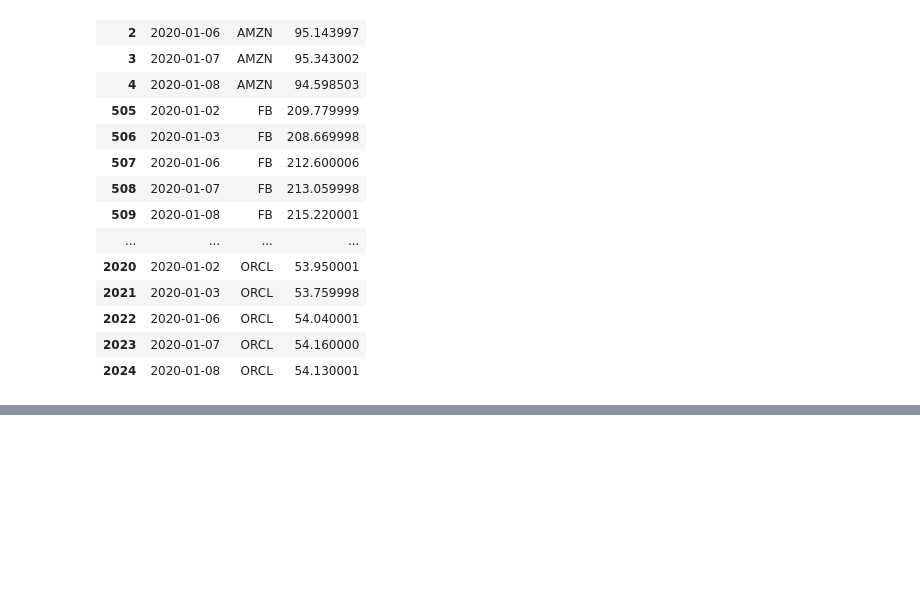
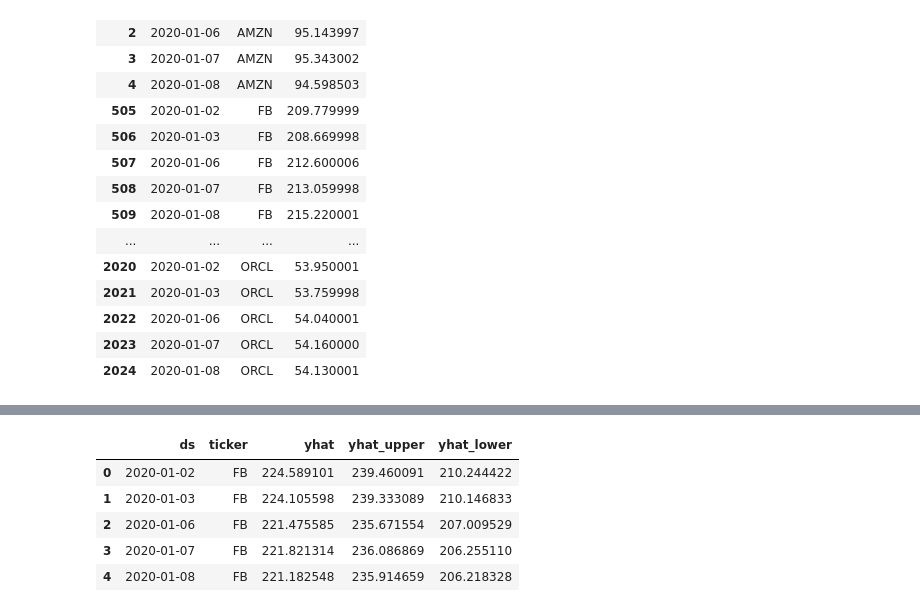
Before and after one commit to proafxin/multi-timeseries-forecasting, a Jupyter notebook: forecast.ipynb, the cells around one changed output, grey strips where cells are left out. Cells and saved outputs as stored; diff of their text form; code cells hidden in the pictures; blank space fills up the shorter version.

```diff
--- a/forecast.ipynb
+++ b/forecast.ipynb
@@ -113,0 +118,9 @@ multiprocess_forecast = pd.concat(predictions)
+# %%
+multiprocess_forecast.head()
+# %% [output]
+|  | ds | ticker | yhat | yhat_upper | yhat_lower |
+| 0 | 2020-01-02 | FB | 224.589101 | 239.460091 | 210.244422 |
+| 1 | 2020-01-03 | FB | 224.105598 | 239.333089 | 210.146833 |
+| 2 | 2020-01-06 | FB | 221.475585 | 235.671554 | 207.009529 |
+| 3 | 2020-01-07 | FB | 221.821314 | 236.086869 | 206.255110 |
+| 4 | 2020-01-08 | FB | 221.182548 | 235.914659 | 206.218328 |
```
Also changed, not shown: parts of 1 cell of this notebook.
